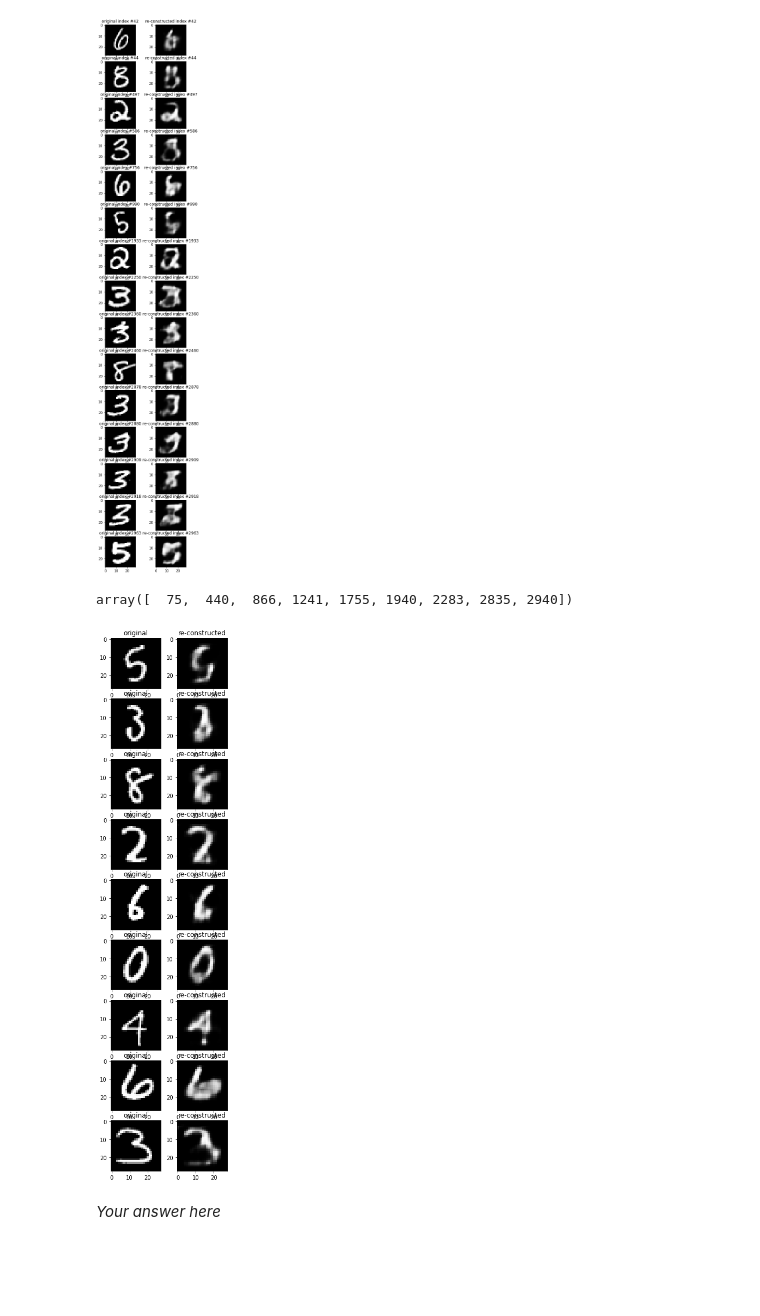
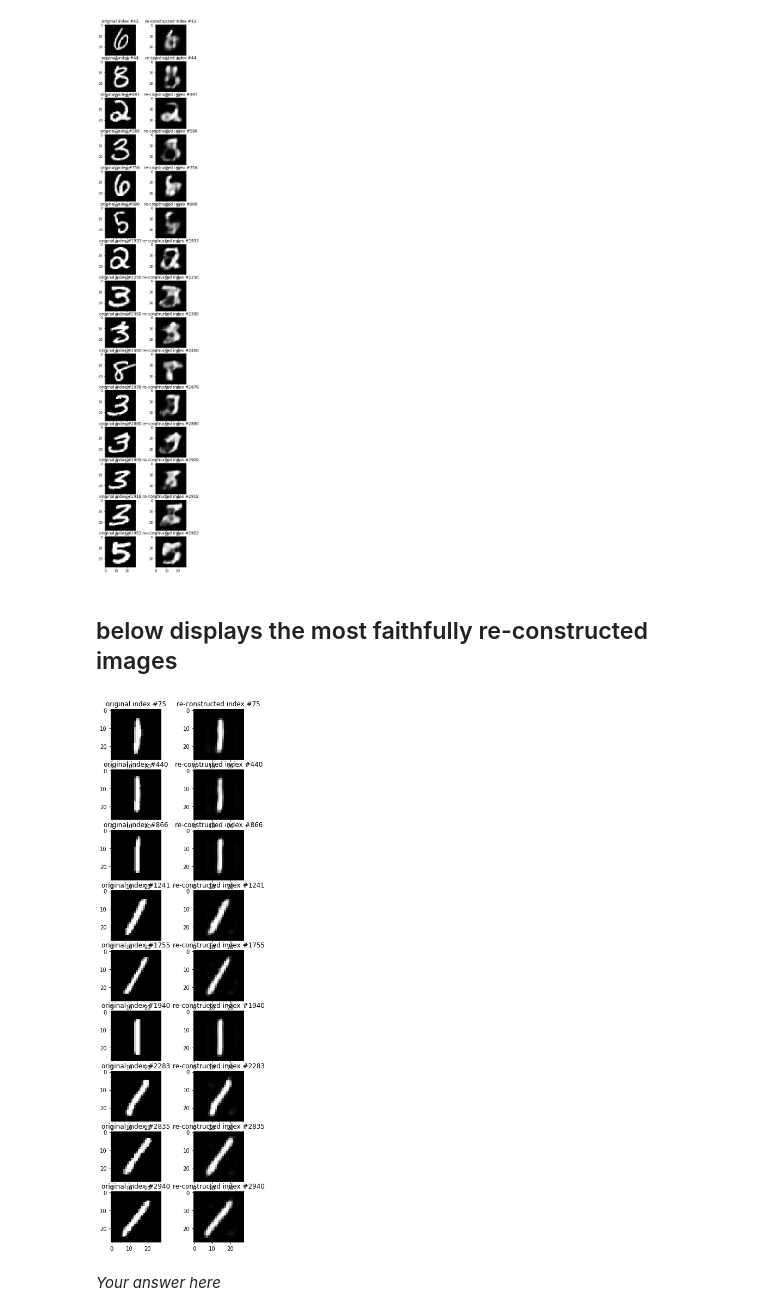
Before and after one commit to jackxxu/2020-CS109B, a Jupyter notebook: content/homeworks/hw05/notebook/cs109b-hw5-students.ipynb, the cells around one changed output. Drawn from its saved outputs; the diff is of its cells as text; code cells hidden in the pictures; blank space fills up the shorter version.

```diff
--- a/content/homeworks/hw05/notebook/cs109b-hw5-students.ipynb
+++ b/content/homeworks/hw05/notebook/cs109b-hw5-students.ipynb
@@ -643,18 +643,19 @@ for i,  seq in enumerate(confusion_indexes):
     ax[i, 1].imshow(cae_recons_x_cs109b[seq].reshape(28, 28), cmap='gray');
 # %% [output]
 [figure]
+# %% [markdown]
+## below displays the most faithfully re-constructed images
 # %%
-confusion_indexes = (mse_x_cs109b < 2.5).nonzero()[0]
+threshold_max = 2.5
+confusion_indexes = (mse_x_cs109b < threshold_max).nonzero()[0]
 count_confused = len(confusion_indexes)
-display(confusion_indexes)
-f, ax = plt.subplots(count_confused, 2, figsize=(4, count_confused*2))
-for i in range(count_confused):
-    ax[i, 0].set_title('original')
-    ax[i, 0].imshow(x_cs109b[i].reshape(28, 28), cmap='gray');
-    ax[i, 1].set_title('re-constructed')
-    ax[i, 1].imshow(cae_recons_x_cs109b[i].reshape(28, 28), cmap='gray');
+f, ax = plt.subplots(count_confused, 2, figsize=(5, count_confused*2))
+for i,  seq in enumerate(confusion_indexes):
+    ax[i, 0].set_title(f'original index #{seq}')
+    ax[i, 0].imshow(x_cs109b[seq].reshape(28, 28), cmap='gray');
+    ax[i, 1].set_title(f're-constructed index #{seq}')
+    ax[i, 1].imshow(cae_recons_x_cs109b[seq].reshape(28, 28), cmap='gray');
 # %% [output]
-array([  75,  440,  866, 1241, 1755, 1940, 2283, 2835, 2940])
-[figure, old version]
+[figure, new version]
 # %% [markdown]
 *Your answer here*
```
